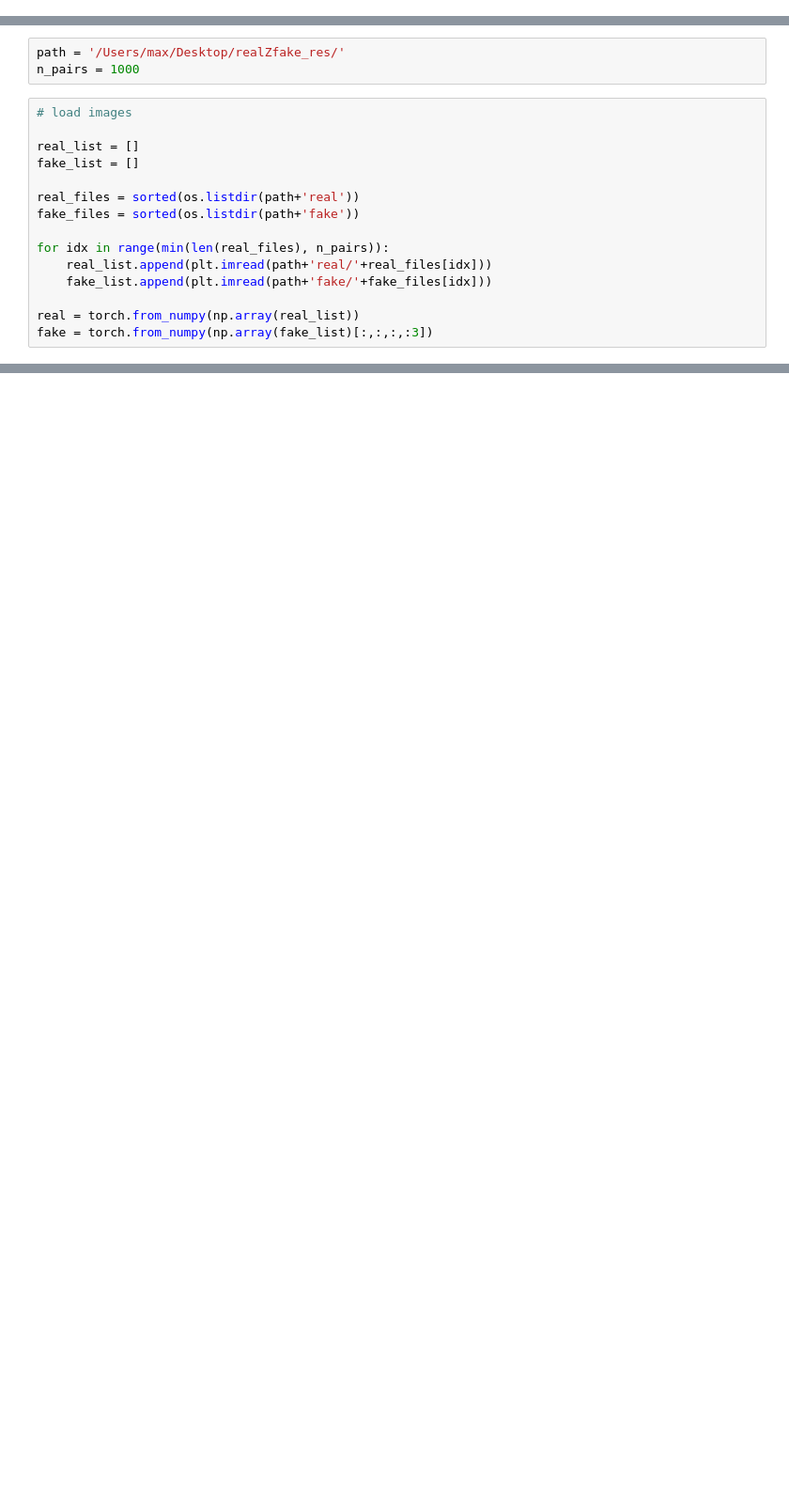
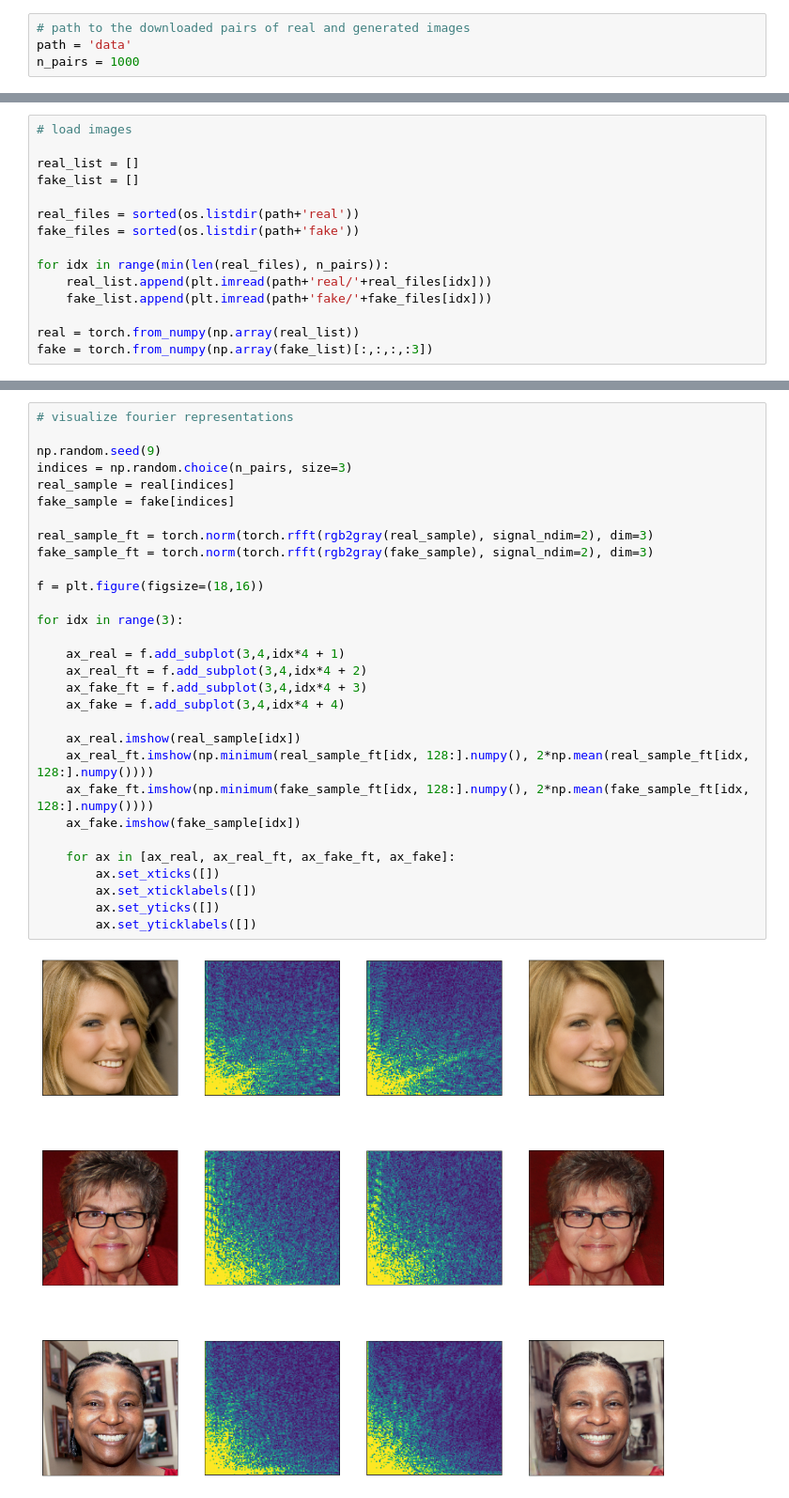
Before and after one commit to jholzem/artifact_regularization_for_gans, a Jupyter notebook: fourier_analysis.ipynb, the cells around one changed output, grey strips where cells are left out. Shown at 94% size. Cells and saved outputs as stored; diff of their text form; blank space fills up the shorter version.

```diff
--- a/fourier_analysis.ipynb
+++ b/fourier_analysis.ipynb
@@ -6,0 +8,4 @@ import matplotlib.pyplot as plt
+# %%
+# path to the downloaded pairs of real and generated images
+path = 'data'
+n_pairs = 1000
@@ -29,9 +35,6 @@ def fourier_dissimilarity(fake_images, real_images, metric, thres=1):
         return 1 - torch.bmm(vec_fake_ft, vec_real_ft).squeeze() / (torch.norm(vec_fake_ft, dim=2) * torch.norm(vec_real_ft, dim=1)).squeeze()
     else:
         return 0
-# %%
-path = '/Users/max/Desktop/realZfake_res/'
-n_pairs = 1000
 # %%
 # load images
 
@@ -108,0 +74,32 @@ plt.show()
+# %%
+# visualize fourier representations
+
+np.random.seed(9)
+indices = np.random.choice(n_pairs, size=3)
+real_sample = real[indices]
+fake_sample = fake[indices]
+
+real_sample_ft = torch.norm(torch.rfft(rgb2gray(real_sample), signal_ndim=2), dim=3)
+fake_sample_ft = torch.norm(torch.rfft(rgb2gray(fake_sample), signal_ndim=2), dim=3)
+
+f = plt.figure(figsize=(18,16))
+
+for idx in range(3):
+
+    ax_real = f.add_subplot(3,4,idx*4 + 1)
+    ax_real_ft = f.add_subplot(3,4,idx*4 + 2)
+    ax_fake_ft = f.add_subplot(3,4,idx*4 + 3)
+    ax_fake = f.add_subplot(3,4,idx*4 + 4)
+
+    ax_real.imshow(real_sample[idx])
+    ax_real_ft.imshow(np.minimum(real_sample_ft[idx, 128:].numpy(), 2*np.mean(real_sample_ft[idx, 128:].numpy())))
+    ax_fake_ft.imshow(np.minimum(fake_sample_ft[idx, 128:].numpy(), 2*np.mean(fake_sample_ft[idx, 128:].numpy())))
+    ax_fake.imshow(fake_sample[idx])
+
+    for ax in [ax_real, ax_real_ft, ax_fake_ft, ax_fake]:
+        ax.set_xticks([])
+        ax.set_xticklabels([])
+        ax.set_yticks([])
+        ax.set_yticklabels([])
+# %% [output]
+[figure, added]
```
Also changed, not shown: parts of 7 cells of this notebook.
